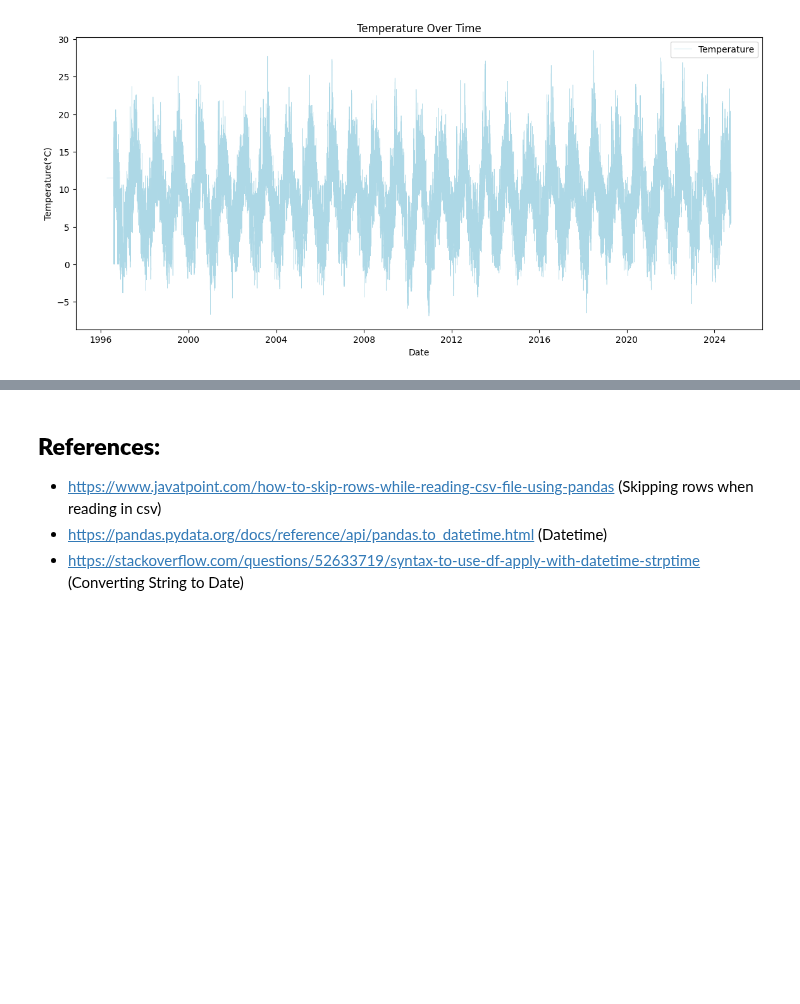
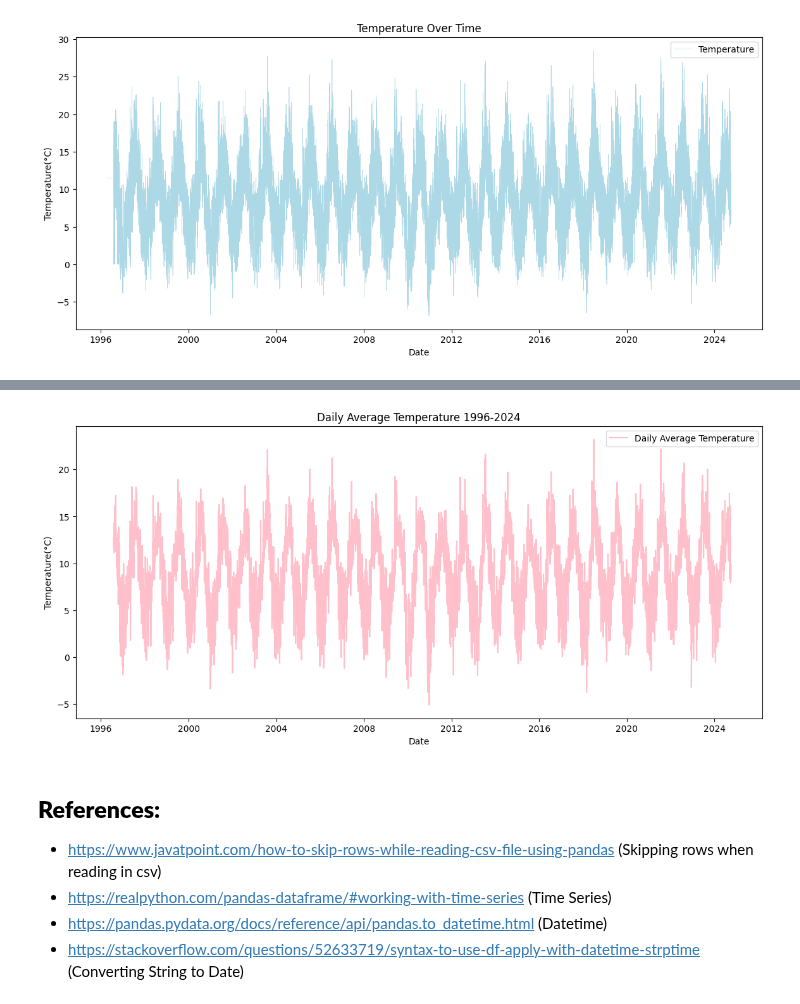
Before and after one commit to briannemcgrath/PFDA, a Jupyter notebook: assignments/assignment06-weather.ipynb, the cells around one changed output, grey strips where cells are left out. Cells and saved outputs as stored; diff of their text form; code cells hidden in the pictures; blank space fills up the shorter version.

Commit message:
Another graph - cluttered.
Rework tomorrow after rewatching lectures

```diff
--- a/assignments/assignment06-weather.ipynb
+++ b/assignments/assignment06-weather.ipynb
@@ -93,5 +105,22 @@ plt.show()
+# %%
+start_date = "1996-04-10"
+end_date = "2024-10-01"
+
+df_filtered_range = df_filtered.loc[(df_filtered['date'] >= start_date) & (df_filtered['date'] <= end_date)]
+daily_avg_temp = df_filtered_range.resample('D', on='date')['temp'].mean()
+
+plt.figure(figsize=(14,6))
+plt.plot(daily_avg_temp.index, daily_avg_temp, color='pink', label='Daily Average Temperature')
+plt.title('Daily Average Temperature 1996-2024')
+plt.xlabel('Date')
+plt.ylabel('Temperature(°C)')
+plt.legend()
+plt.show()
+# %% [output]
+[figure, added]
 # %% [markdown]
 ## **References:**
 - https://www.javatpoint.com/how-to-skip-rows-while-reading-csv-file-using-pandas (Skipping rows when reading in csv)
+- https://realpython.com/pandas-dataframe/#working-with-time-series (Time Series)
 - https://pandas.pydata.org/docs/reference/api/pandas.to_datetime.html (Datetime)
 - https://stackoverflow.com/questions/52633719/syntax-to-use-df-apply-with-datetime-strptime (Converting String to Date)
```
Also changed, not shown: parts of 2 cells of this notebook.
